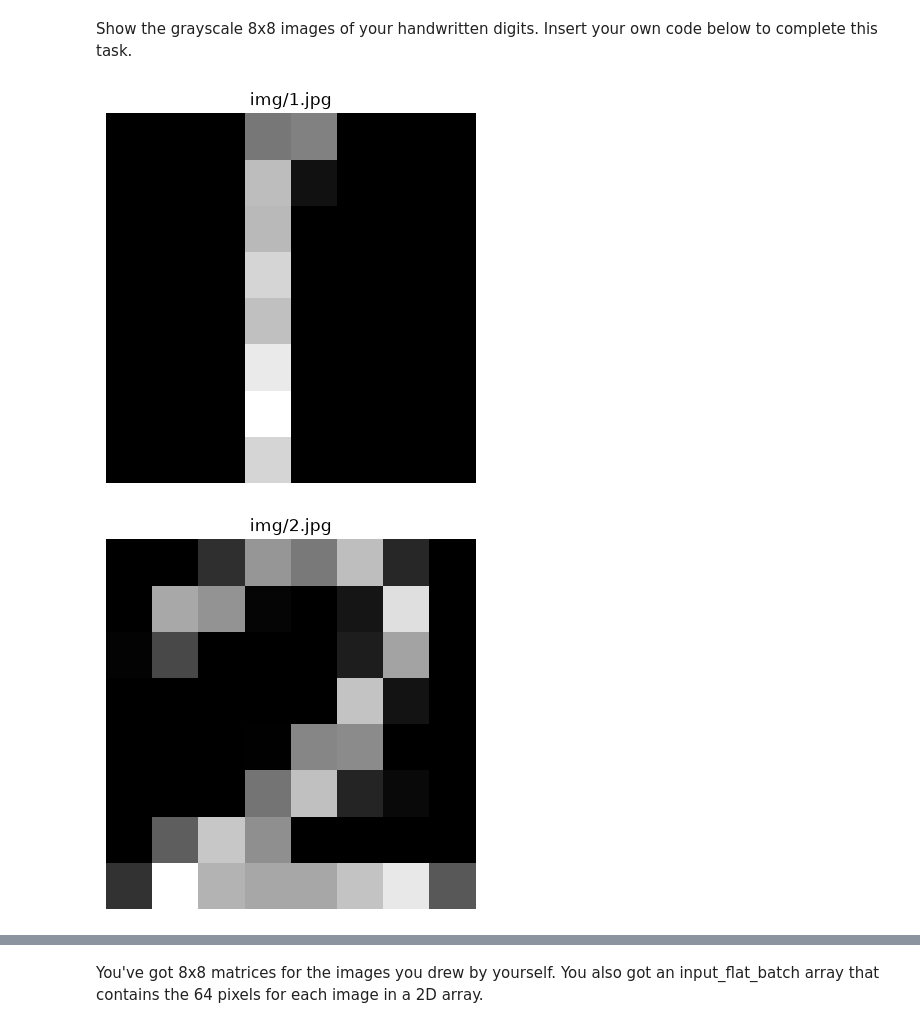
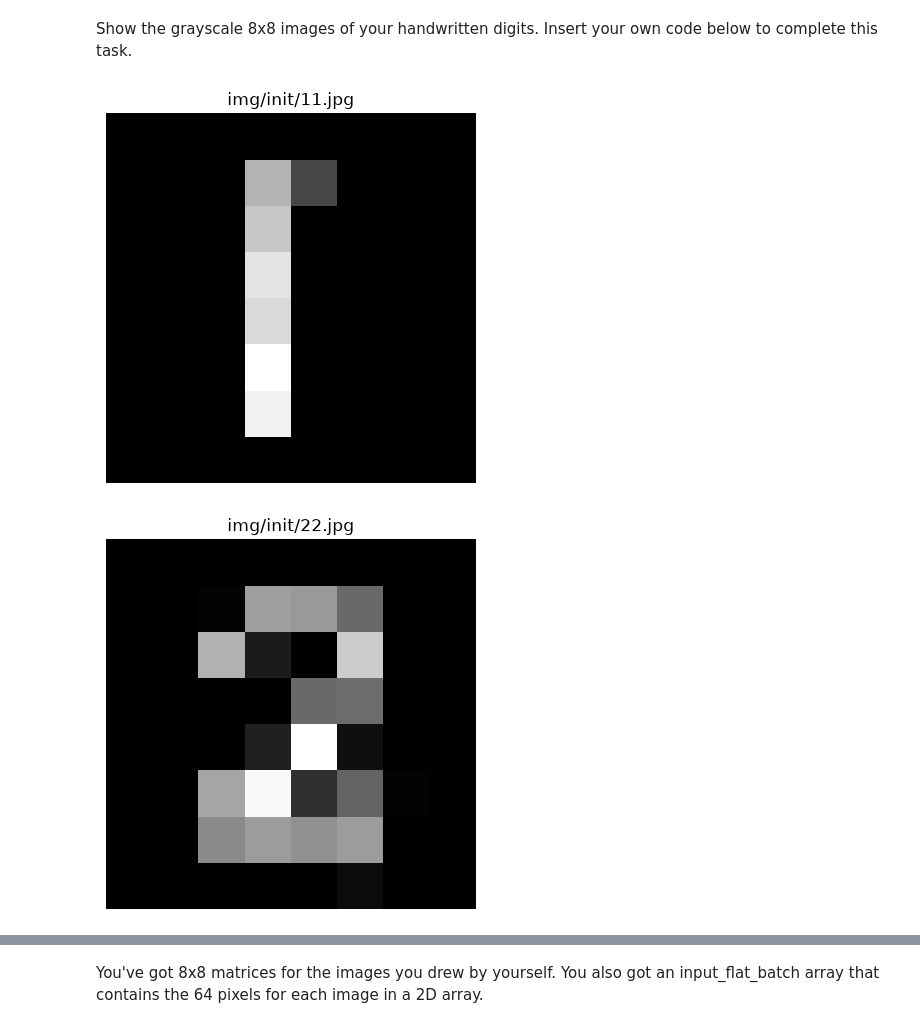
Before and after one commit to 2379836379/Artificial-Intelligence-for-Chemistry-Laboratory-2026Summer-PKU, a Jupyter notebook: lab1_ML4ImgRec.ipynb, the cells around one changed output, grey strips where cells are left out. Cells and saved outputs as stored; diff of their text form; code cells hidden in the pictures.

```diff
--- a/lab1_ML4ImgRec.ipynb
+++ b/lab1_ML4ImgRec.ipynb
@@ -637,16 +637,16 @@ def preprocess_images_for_digits(img_paths):
 Show the grayscale 8x8 images of your handwritten digits. Insert your own code below to complete this task.
 # %%
 # Convert your images to 8x8 matrices
-img_paths = ['img/1.jpg', 'img/2.jpg', 'img/4.jpg', 'img/5.jpg', 'img/6.jpg', 'img/7.jpg'] # insert your image file paths
+img_paths = ['img/init/11.jpg', 'img/init/22.jpg', 'img/init/44.jpg', 'img/init/55.jpg', 'img/init/66.jpg', 'img/init/77.jpg'] # insert your image file paths
 input_flat_batch, input_8x8_list, valid_paths = preprocess_images_for_digits(img_paths)
 
 # Visualize the preprocessed images
 for img_path, input_8x8 in zip(valid_paths, input_8x8_list):
     plt.figure()
     plt.imshow(input_8x8, cmap='gray')
     plt.title(img_path)
     plt.axis('off')
     plt.show()
 # %% [output]
-[figure, old version]
+[figure, new version]
-[figure, old version]
+[figure, new version]
```
Also changed, not shown: parts of 3 cells of this notebook, 15 other files.
